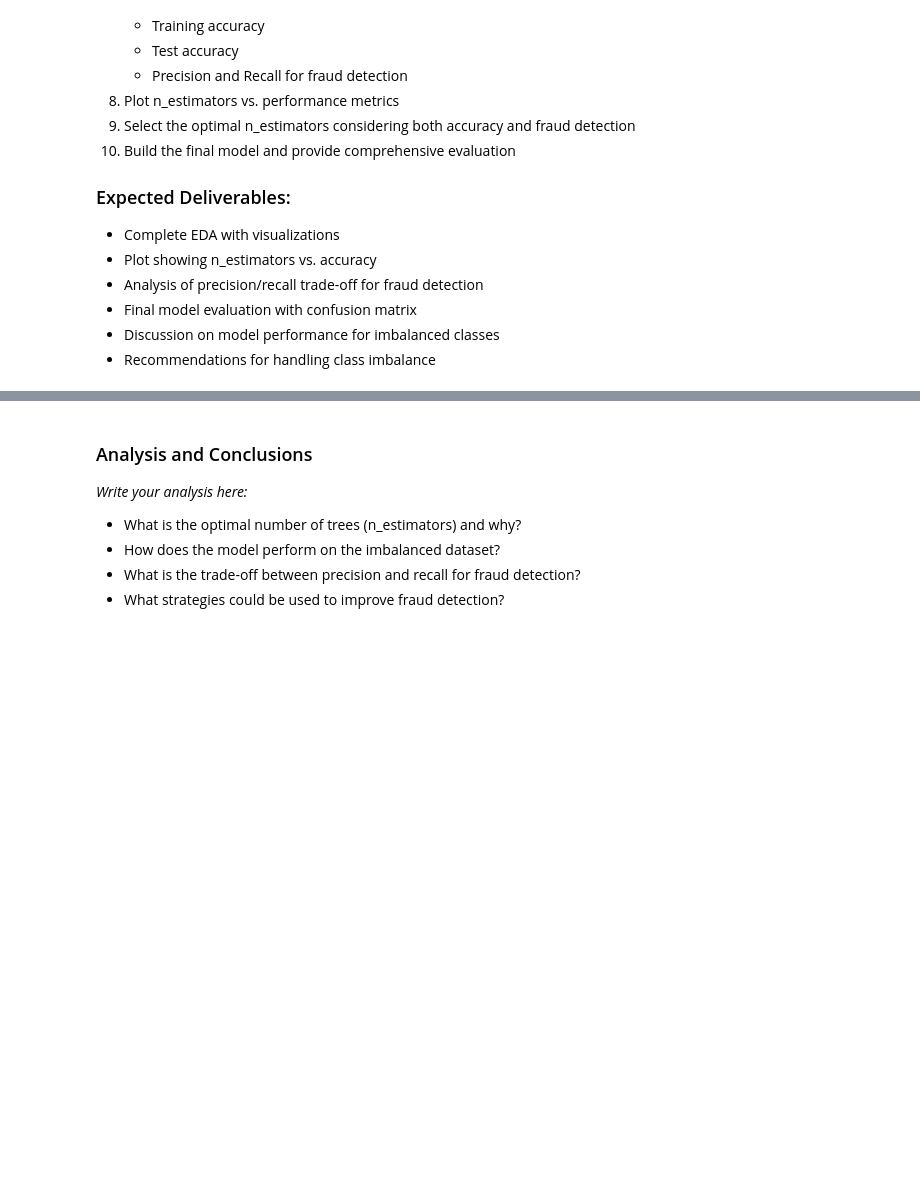
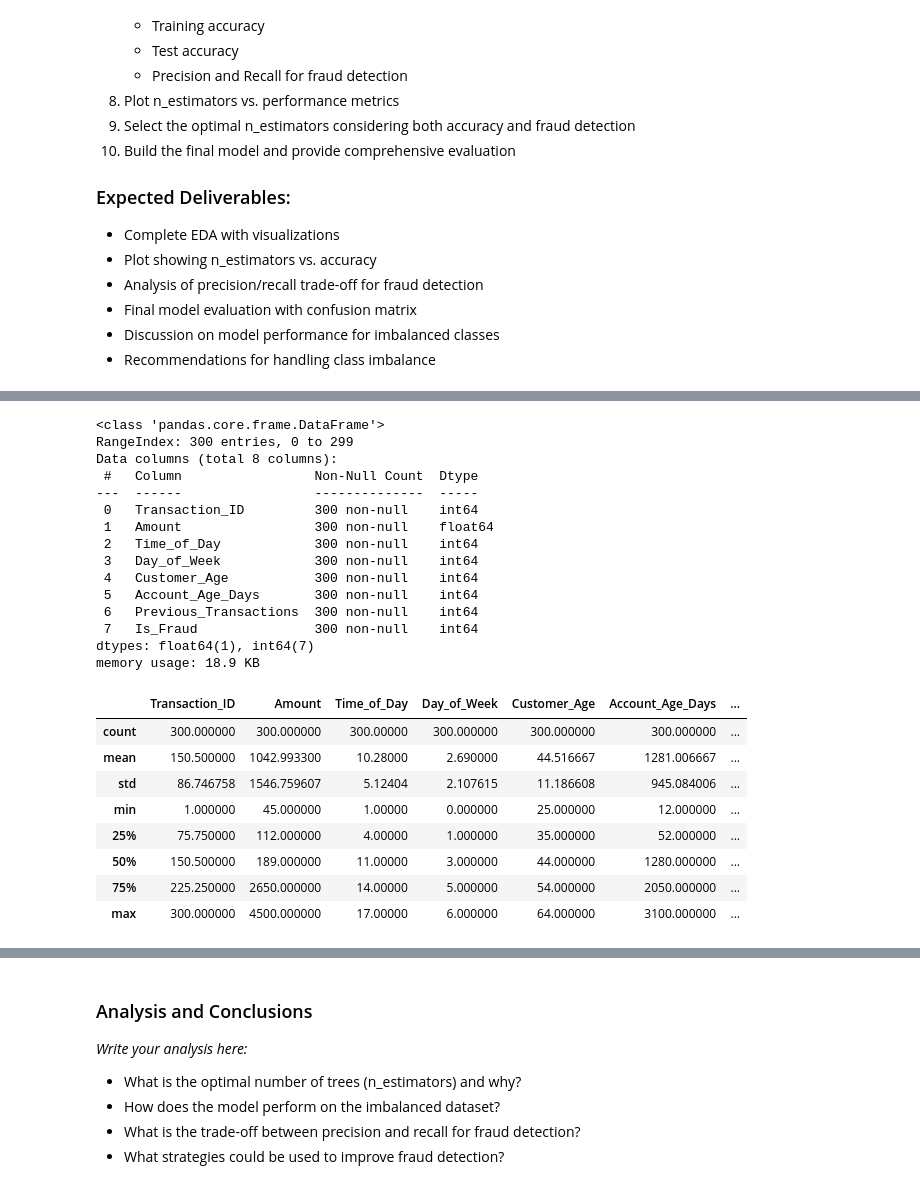
Before and after one commit to Blessing-Ekeh/dataraflow-week18-Classification--II-Decision-Trees-Random-Forests, a Jupyter notebook: Take Home.ipynb, the cells around one changed output, grey strips where cells are left out. Cells and saved outputs as stored; diff of their text form; code cells hidden in the pictures; blank space fills up the shorter version.

```diff
--- a/Take Home.ipynb
+++ b/Take Home.ipynb
@@ -622,0 +637,28 @@ Based on these findings, I would propose the following strategies to the subscri
+# %%
+assignment2_data.info()
+assignment2_data.describe()
+# %% [output]
+<class 'pandas.core.frame.DataFrame'>
+RangeIndex: 300 entries, 0 to 299
+Data columns (total 8 columns):
+ #   Column                 Non-Null Count  Dtype
+---  ------                 --------------  -----
+ 0   Transaction_ID         300 non-null    int64
+ 1   Amount                 300 non-null    float64
+ 2   Time_of_Day            300 non-null    int64
+ 3   Day_of_Week            300 non-null    int64
+ 4   Customer_Age           300 non-null    int64
+ 5   Account_Age_Days       300 non-null    int64
+ 6   Previous_Transactions  300 non-null    int64
+ 7   Is_Fraud               300 non-null    int64
+dtypes: float64(1), int64(7)
+memory usage: 18.9 KB
+|  | Transaction_ID | Amount | Time_of_Day | Day_of_Week | Customer_Age | Account_Age_Days | ... |
+| count | 300.000000 | 300.000000 | 300.00000 | 300.000000 | 300.000000 | 300.000000 | ... |
+| mean | 150.500000 | 1042.993300 | 10.28000 | 2.690000 | 44.516667 | 1281.006667 | ... |
+| std | 86.746758 | 1546.759607 | 5.12404 | 2.107615 | 11.186608 | 945.084006 | ... |
+| min | 1.000000 | 45.000000 | 1.00000 | 0.000000 | 25.000000 | 12.000000 | ... |
+| 25% | 75.750000 | 112.000000 | 4.00000 | 1.000000 | 35.000000 | 52.000000 | ... |
+| 50% | 150.500000 | 189.000000 | 11.00000 | 3.000000 | 44.000000 | 1280.000000 | ... |
+| 75% | 225.250000 | 2650.000000 | 14.00000 | 5.000000 | 54.000000 | 2050.000000 | ... |
+| max | 300.000000 | 4500.000000 | 17.00000 | 6.000000 | 64.000000 | 3100.000000 | ... |
```
Also changed, not shown: parts of 14 cells of this notebook.
